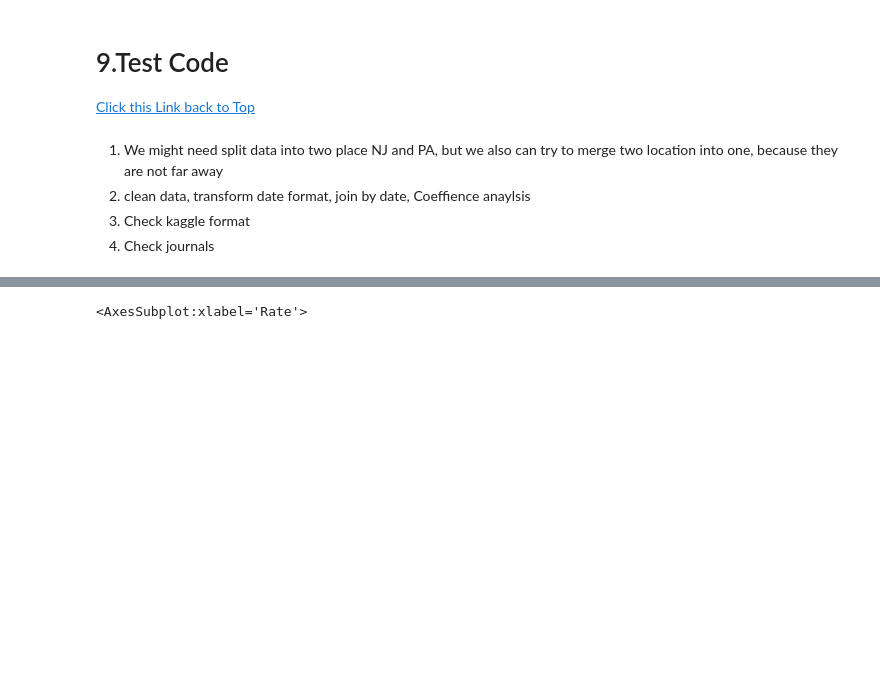
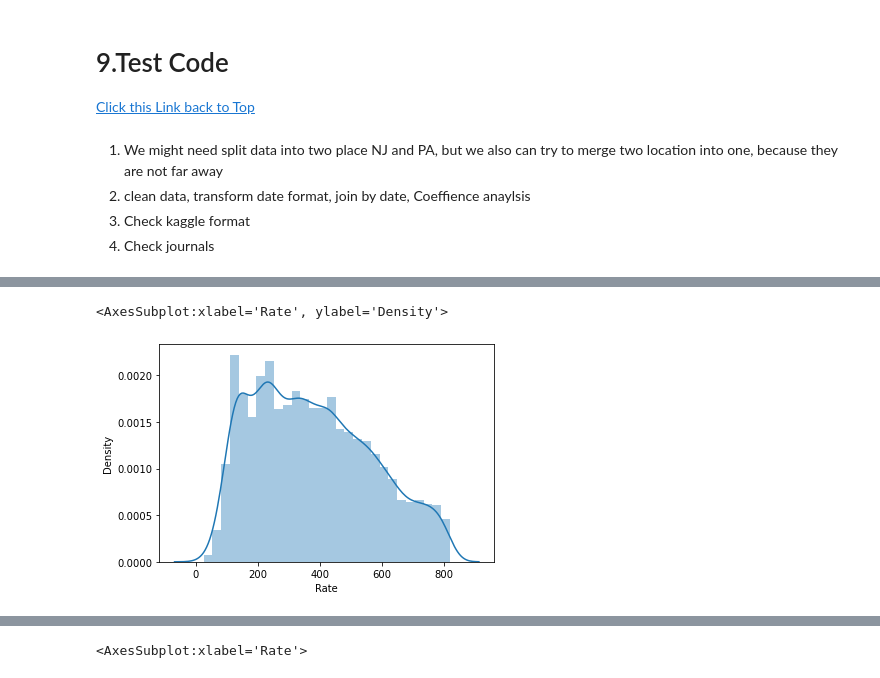
Before and after one commit to L3P3titPrince/Spray_Weather_Forecast, a Jupyter notebook: 21_Weather.ipynb, the cells around one changed output, grey strips where cells are left out. Drawn from its saved outputs; the diff is of its cells as text; code cells hidden in the pictures; blank space fills up the shorter version.

```diff
--- a/21_Weather.ipynb
+++ b/21_Weather.ipynb
@@ -1007,0 +1065,5 @@ df_product_4.shape
+# %%
+sns.distplot(df_product_6['Rate'])
+# %% [output]
+<AxesSubplot:xlabel='Rate', ylabel='Density'>
+[figure, added]
```
Also changed, not shown: parts of 72 cells of this notebook.
